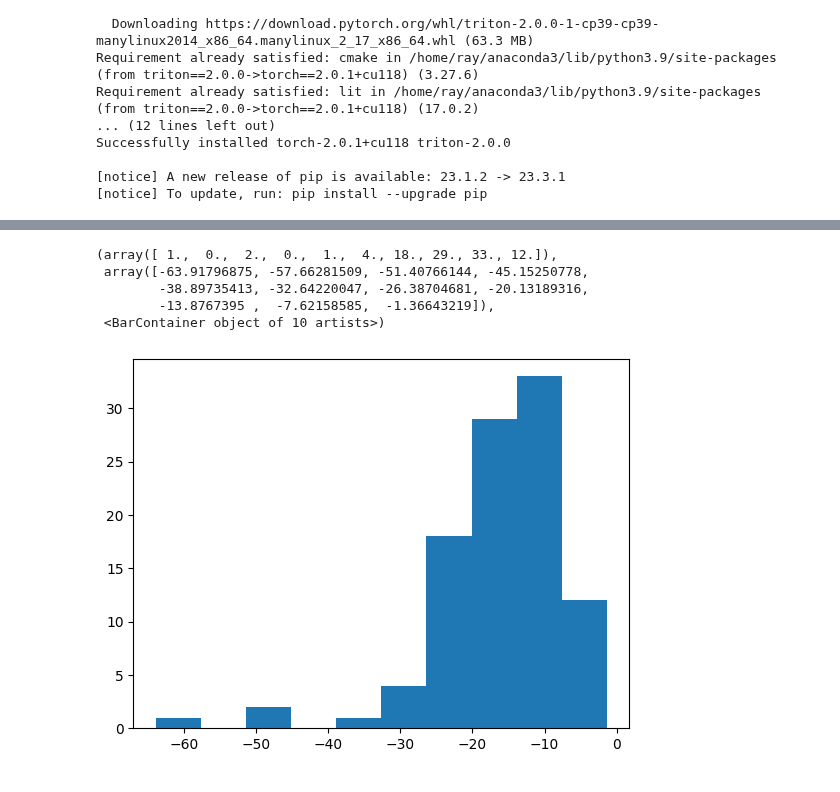
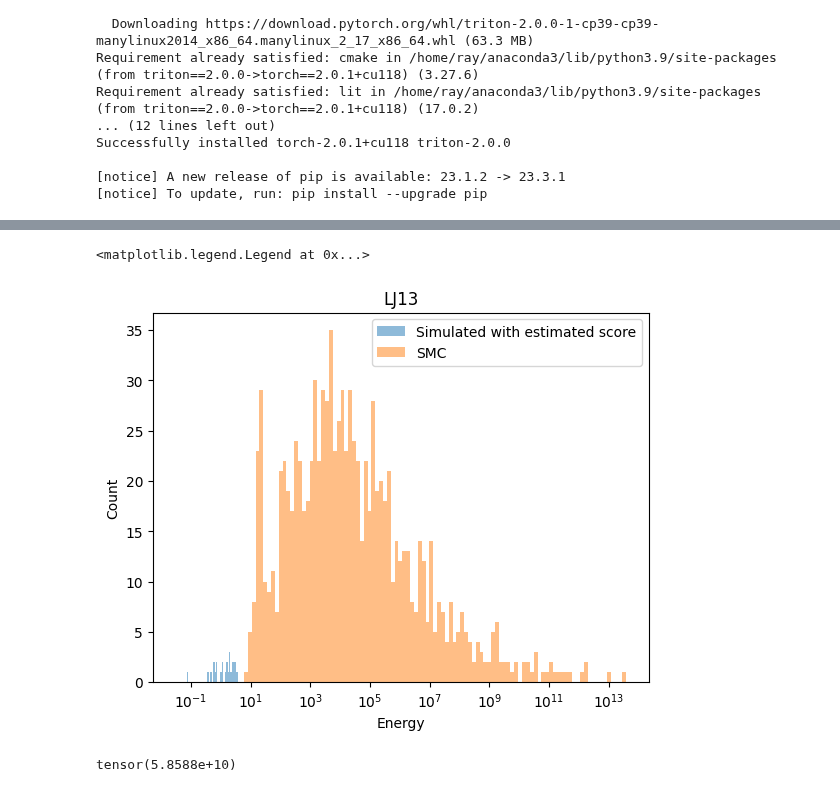
Before and after one commit to taraak/pita, a Jupyter notebook: lj13_demo.ipynb, the cells around one changed output, grey strips where cells are left out. Saved outputs shown, nothing was run; the diff lists cells and outputs as text; code cells hidden in the pictures.

```diff
--- a/lj13_demo.ipynb
+++ b/lj13_demo.ipynb
@@ -139,11 +274,11 @@ def est_ve_score_wrapper(x, t):
 
 ve_sde_est_score = VEReverseSDE(est_ve_score_wrapper)
 
-beta = 10
+beta = 5
 
 dim = 13 * 3
 device = 'cuda'
-centers = torch.zeros((100, dim), device=device)
+centers = torch.zeros((1000, dim), device=device)
 x1_samples = torch.normal(centers, torch.full_like(centers, fill_value=beta))
 # %%
 t = torch.linspace(0.0, 1.0, 500)
@@ -159,9 +317,32 @@ plot_sample_hist(est_samples[-1].reshape(-1, 13, 3).detach().cpu(), ax=ax)
 # %%
-plt.hist(log_prob_fn(est_samples[-1]).detach().cpu())
+est_samples_0 = est_samples[-1]
+smc_samples = torch.tensor(np.array(samples), device=device)
+
+est_samples_lp = log_prob_fn(est_samples_0).detach().cpu()
+smc_samples_lp = log_prob_fn(smc_samples).detach().cpu()
+
+plt.hist(
+    est_samples_lp,
+    alpha=0.5,
+    bins=np.logspace(np.log10(est_samples_lp.abs().min()), np.log10(est_samples_lp.abs().max()), 100),
+    label='Simulated with estimated score'
+)
+plt.hist(
+    smc_samples_lp.abs(),
+    alpha=0.5,
+    bins=np.logspace(np.log10(smc_samples_lp.abs().min()), np.log10(smc_samples_lp.abs().max()), 100),
+    label='SMC'
+)
+
+plt.xscale('log')
+plt.ylabel('Count')
+plt.xlabel('Energy')
+plt.title('LJ13')
+plt.legend()
 # %% [output]
-(array([ 1.,  0.,  2.,  0.,  1.,  4., 18., 29., 33., 12.]),
- array([-63.91796875, -57.66281509, -51.40766144, -45.15250778,
-        -38.89735413, -32.64220047, -26.38704681, -20.13189316,
-        -13.8767395 ,  -7.62158585,  -1.36643219]),
- <BarContainer object of 10 artists>)
+<matplotlib.legend.Legend at 0x...>
-[figure, old version]
+[figure, new version]
+# %%
+smc_samples_lp.abs()
+# %% [output]
+tensor(5.8588e+10)
```
Also changed, not shown: parts of 13 cells of this notebook.
